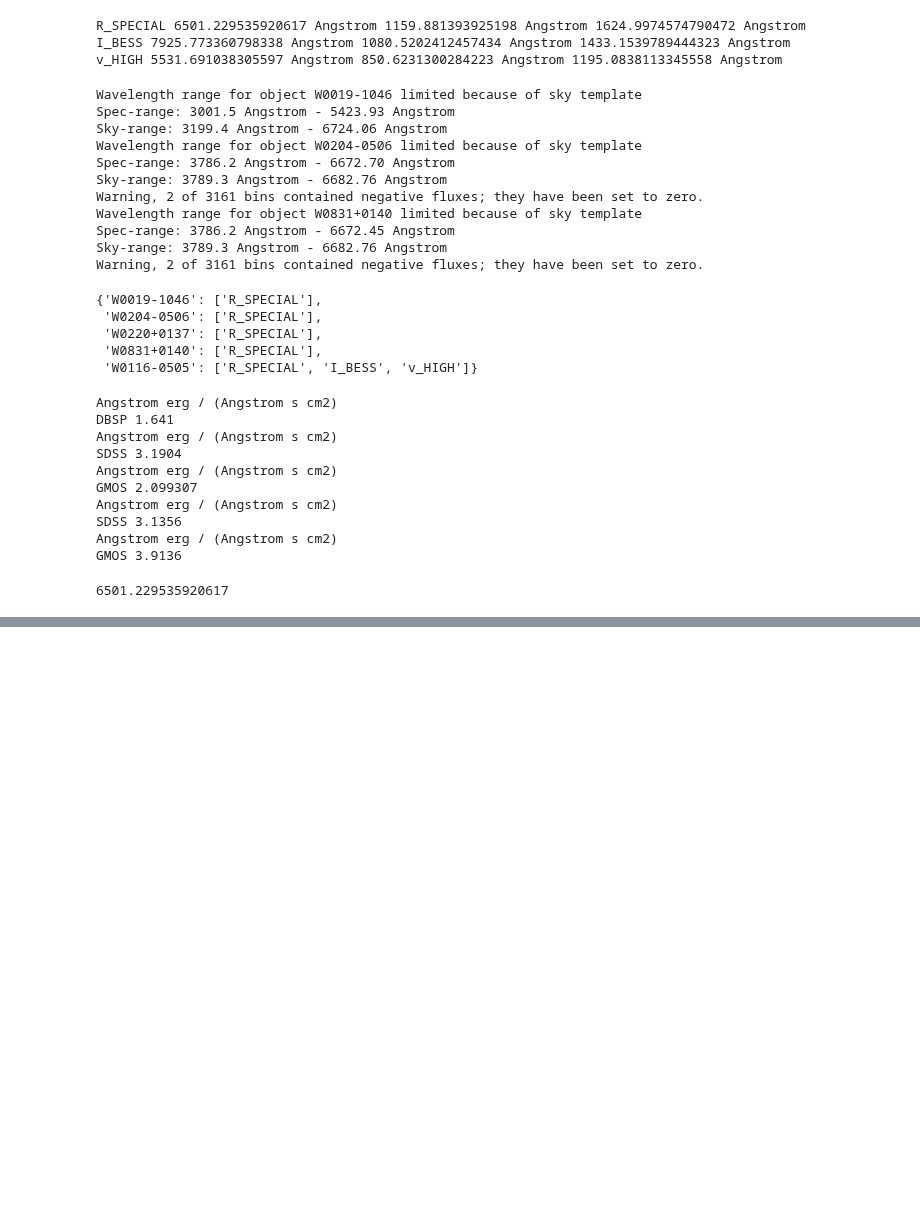
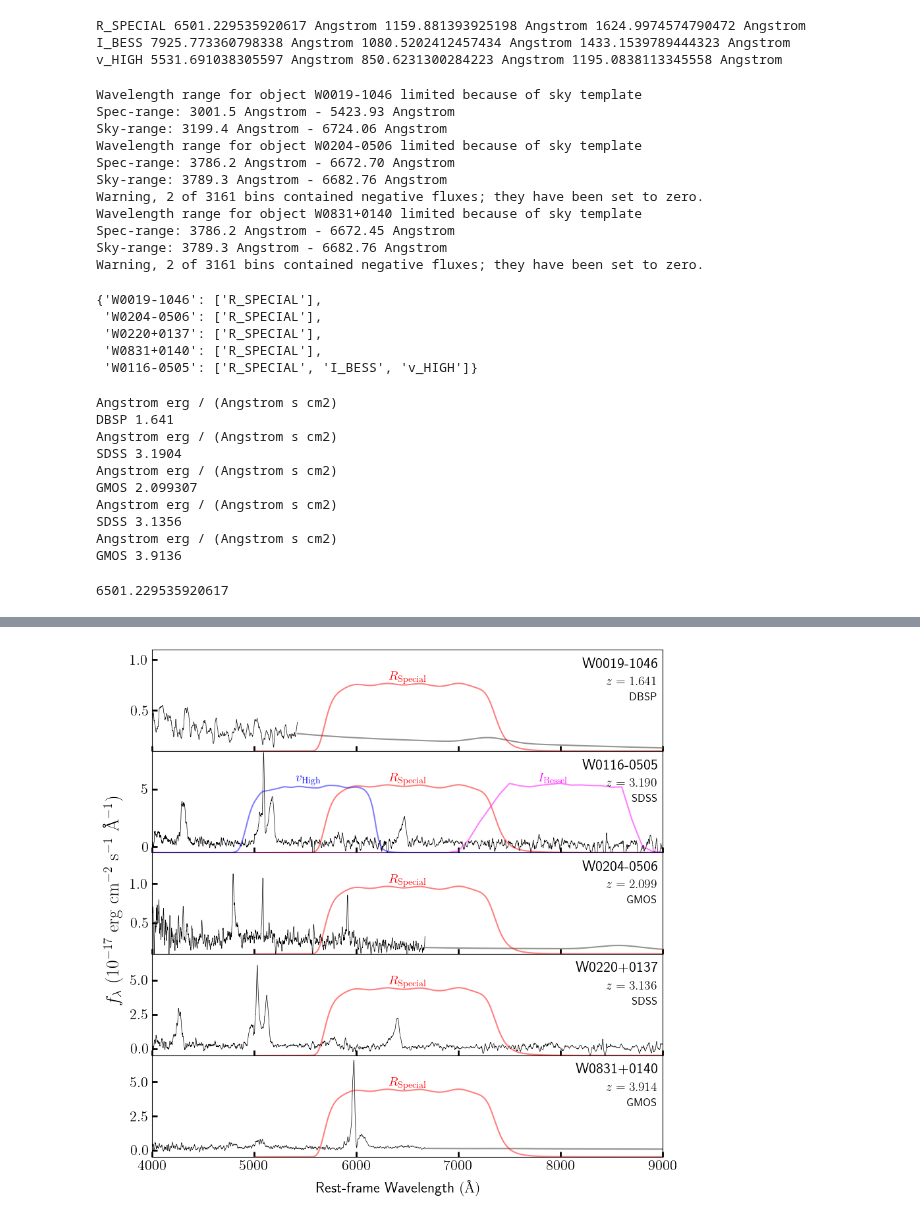
Before and after one commit to rjassef/Impol_BHDs_repo, a Jupyter notebook: plots/spec_plots/spec_plots.ipynb, the cells around one changed output, grey strips where cells are left out. Saved outputs shown, nothing was run; the diff lists cells and outputs as text; code cells hidden in the pictures; blank space fills up the shorter version.

```diff
--- a/plots/spec_plots/spec_plots.ipynb
+++ b/plots/spec_plots/spec_plots.ipynb
@@ -128,0 +130,56 @@ for wid in op.wids:
+# %%
+ymin = {"W0019-1046": 0.1, "W0116-0505": -0.5, "W0204-0506": 0.1, "W0220+0137": -0.5, "W0831+0140": -0.5}
+ymax = {"W0019-1046": 1.1, "W0116-0505":  8.3, "W0204-0506": 1.4, "W0220+0137":  6.9, "W0831+0140": None}
+
+fig, axs = plt.subplots(5, figsize=(10,10), sharex=True)
+
+wids_use = ["W0019-1046", "W0116-0505", "W0204-0506", "W0220+0137", "W0831+0140"]
+
+for i, wid in enumerate(wids_use):
+
+    #fig, ax = plt.subplots(1, figsize=(10,3))
+    ax = axs[i]
+    ax.tick_params(direction='in', labelsize=16, width=2, length=6)
+
+    #First, plot the spectrum using smoothing from a savgol filter.
+    flam_use = savgol_filter(specs.specs.sp[wid].flam, 21, 3)
+    ax.plot(specs.specs.sp[wid].lam_obs, flam_use*1e17, color='black', lw=0.5)
+
+    #Now, plot the extension based on the best-fit SED model.
+    cond = specs.lam_obs[wid] > np.max(specs.specs.sp[wid].lam_obs)
+    ax.plot(specs.lam_obs[wid][cond], specs.flam[wid][cond]*1e17, color='xkcd:grey')
+
+    #Plot the filters.
+    trans = matplotlib.transforms.blended_transform_factory(ax.transData, ax.transAxes)
+    for filt in op.filters[wid]:
+            if filt=='v_HIGH':
+                norm = 1./100.
+                color = "blue"
+            else:
+                norm = 1.
+                if filt=='R_SPECIAL':
+                     color='red'
+                else:
+                     color='magenta'
+            ax.plot(bands.bp[filt].model.points[0], bands.bp[filt].model.lookup_table*norm*0.7, color=color, transform=trans, alpha=0.5)
+            ax.text(bands.bp[filt].barlam().value, 0.7, latex_band_name[filt], transform=trans, ha='center', fontsize=14, color=color)
+
+    ax.set_ylim([ymin[wid],ymax[wid]])
+    ax.set_xlim([4000., 9000.])
+
+    ax.text(0.99, 0.82, wid, ha='right', fontsize=16, transform=ax.transAxes)
+    ax.text(0.99, 0.65, r'$z={:.3f}$'.format(op.z[wid]), ha='right', fontsize=14, transform=ax.transAxes)
+    ax.text(0.99, 0.50, specs.specs.sp[wid].instrument, ha='right', fontsize=12, transform=ax.transAxes)
+
+    #plt.show()
+    #fig.savefig('{}_spec.png'.format(wid), dpi=200, bbox_inches='tight')
+
+plt.subplots_adjust(wspace=0.0,hspace=0.0)
+fig.supylabel(r'$f_{\lambda}~(10^{-17}~\rm erg~\rm cm^{-2}~\rm s^{-1}~\rm \AA^{-1})$', fontsize=20, x=0.05)
+fig.supxlabel(r'Rest-frame Wavelength $(\rm \AA)$', fontsize=16, y=0.05)
+
+plt.show()
+
+fig.savefig("specs.png", dpi=200, bbox_inches='tight')
+# %% [output]
+[figure, added]
```
Also changed, not shown: parts of 1 cell of this notebook, 6 other files.
